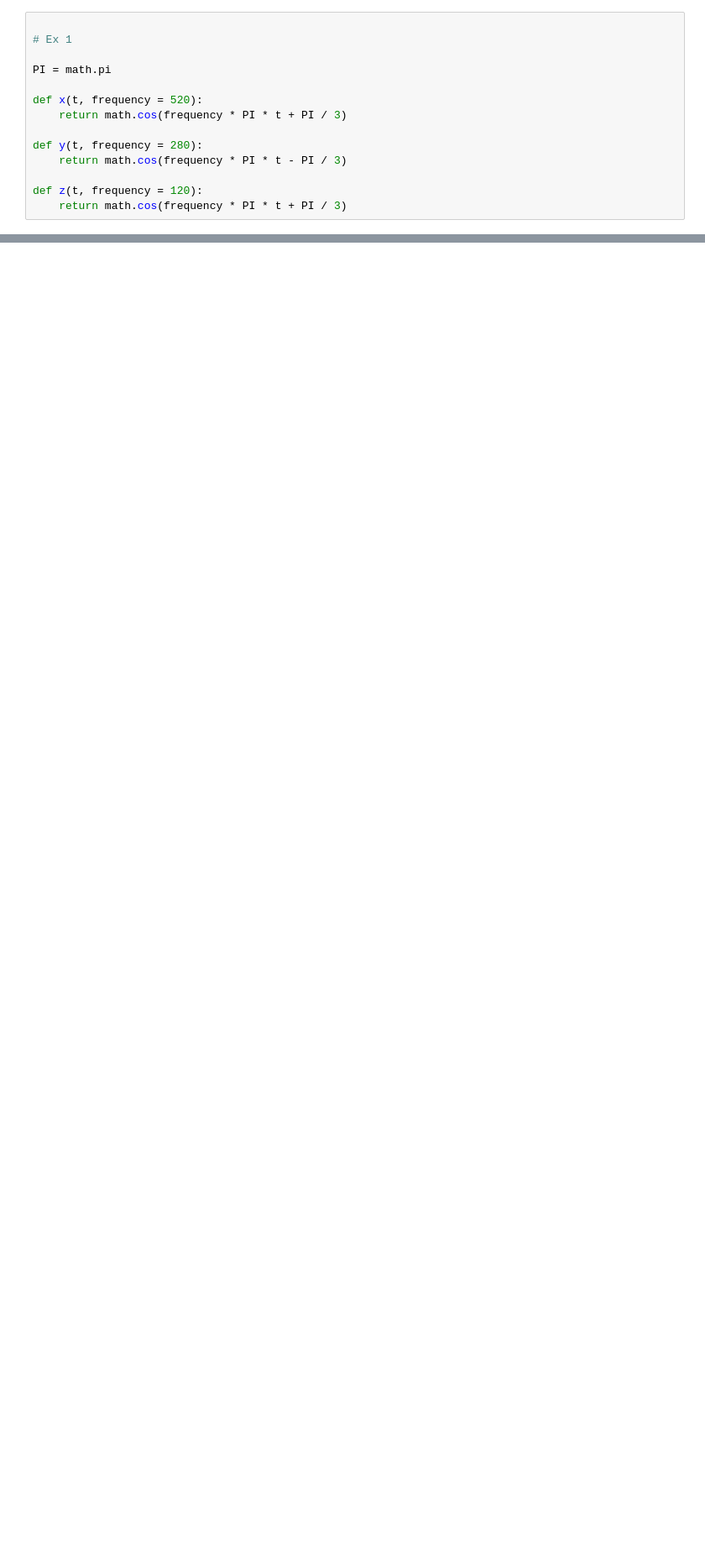
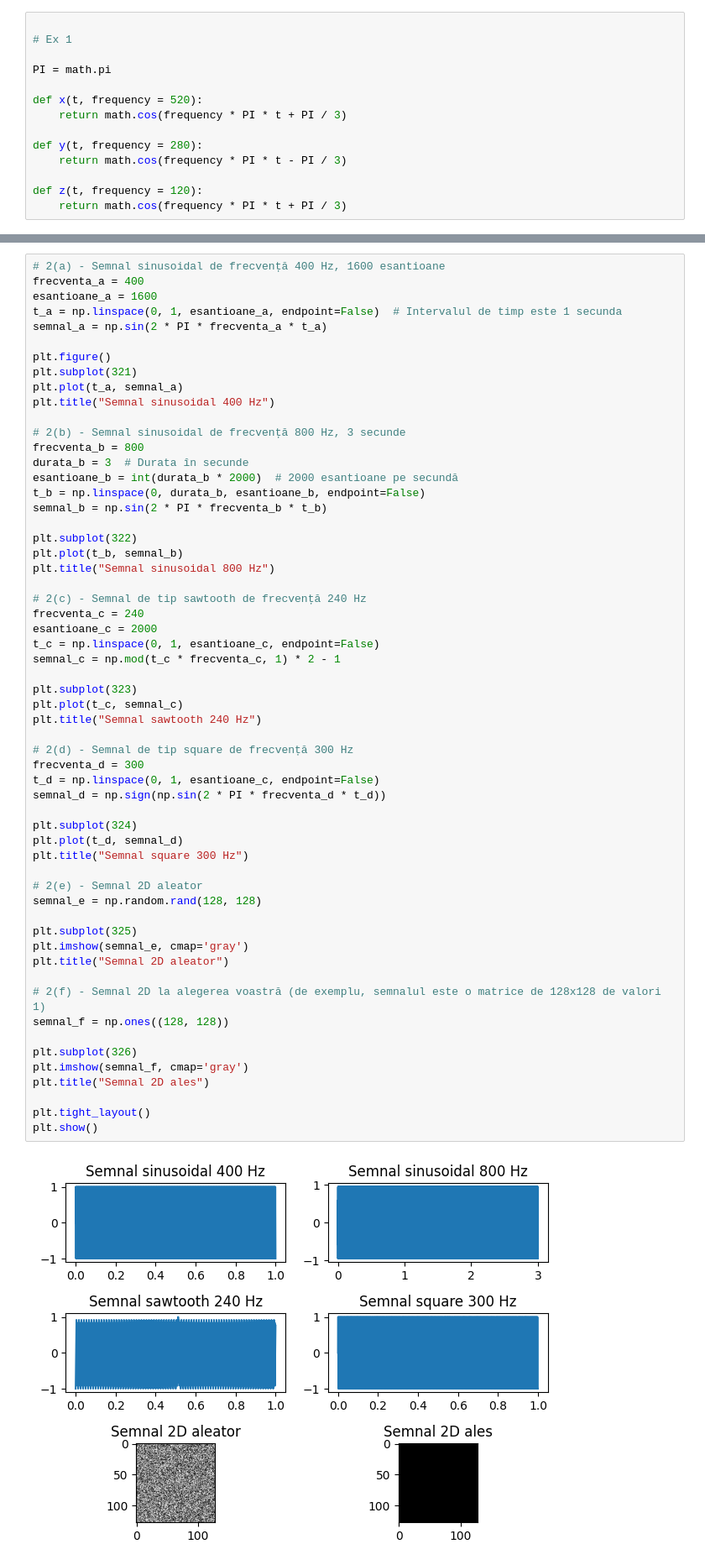
Before and after one commit to nicugnm/ProcesareaSemnalelor, a Jupyter notebook: lab1.ipynb, the cells around one changed output, grey strips where cells are left out. Shown: that part at 84% size. Saved outputs shown, nothing was run; the diff lists cells and outputs as text; blank space fills up the shorter version.

```diff
--- a/lab1.ipynb
+++ b/lab1.ipynb
@@ -58,3 +58,63 @@ print_plots(arr_f=[x, y, z], frequency=200)
 2
 3
 [figure]
+# %%
+# 2(a) - Semnal sinusoidal de frecvență 400 Hz, 1600 esantioane
+frecventa_a = 400
+esantioane_a = 1600
+t_a = np.linspace(0, 1, esantioane_a, endpoint=False)  # Intervalul de timp este 1 secunda
+semnal_a = np.sin(2 * PI * frecventa_a * t_a)
+
+plt.figure()
+plt.subplot(321)
+plt.plot(t_a, semnal_a)
+plt.title("Semnal sinusoidal 400 Hz")
+
+# 2(b) - Semnal sinusoidal de frecvență 800 Hz, 3 secunde
+frecventa_b = 800
+durata_b = 3  # Durata în secunde
+esantioane_b = int(durata_b * 2000)  # 2000 esantioane pe secundă
+t_b = np.linspace(0, durata_b, esantioane_b, endpoint=False)
+semnal_b = np.sin(2 * PI * frecventa_b * t_b)
+
+plt.subplot(322)
+plt.plot(t_b, semnal_b)
+plt.title("Semnal sinusoidal 800 Hz")
+
+# 2(c) - Semnal de tip sawtooth de frecvență 240 Hz
+frecventa_c = 240
+esantioane_c = 2000
+t_c = np.linspace(0, 1, esantioane_c, endpoint=False)
+semnal_c = np.mod(t_c * frecventa_c, 1) * 2 - 1
+
+plt.subplot(323)
+plt.plot(t_c, semnal_c)
+plt.title("Semnal sawtooth 240 Hz")
+
+# 2(d) - Semnal de tip square de frecvență 300 Hz
+frecventa_d = 300
+t_d = np.linspace(0, 1, esantioane_c, endpoint=False)
+semnal_d = np.sign(np.sin(2 * PI * frecventa_d * t_d))
+
+plt.subplot(324)
+plt.plot(t_d, semnal_d)
+plt.title("Semnal square 300 Hz")
+
+# 2(e) - Semnal 2D aleator
+semnal_e = np.random.rand(128, 128)
+
+plt.subplot(325)
+plt.imshow(semnal_e, cmap='gray')
+plt.title("Semnal 2D aleator")
+
+# 2(f) - Semnal 2D la alegerea voastră (de exemplu, semnalul este o matrice de 128x128 de valori 1)
+semnal_f = np.ones((128, 128))
+
+plt.subplot(326)
+plt.imshow(semnal_f, cmap='gray')
+plt.title("Semnal 2D ales")
+
+plt.tight_layout()
+plt.show()
+# %% [output]
+[figure, added]
```
Also changed, not shown: parts of 3 cells of this notebook.
